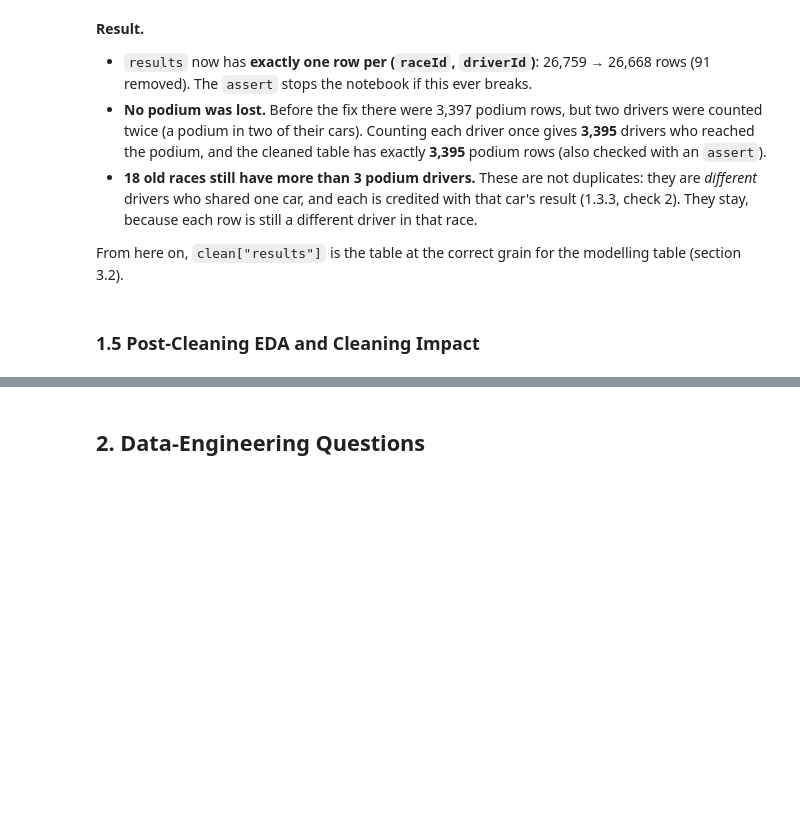
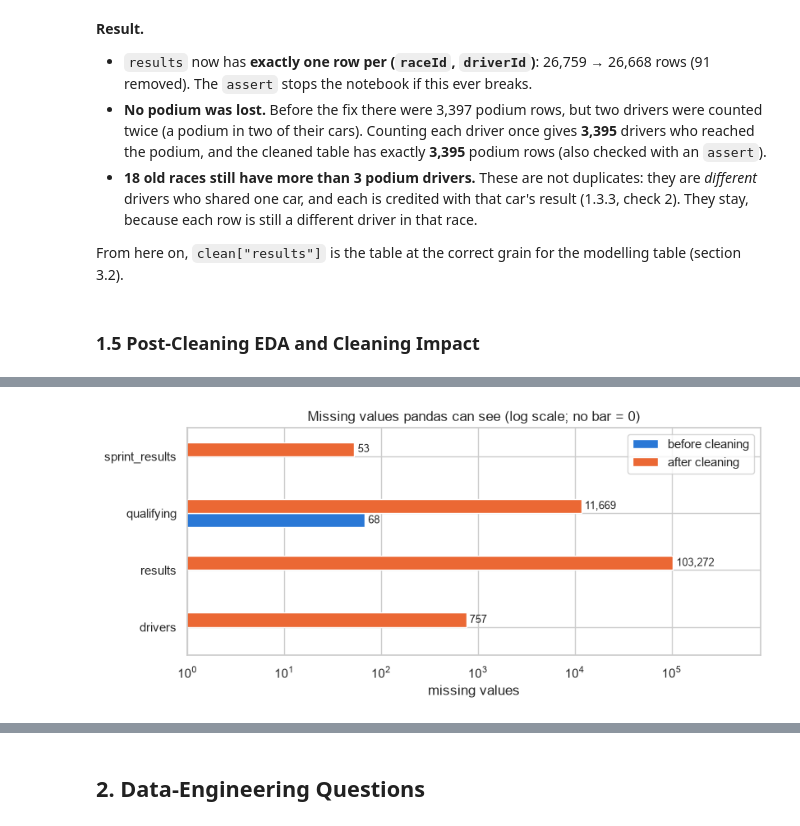
Before and after one commit to Seif2005/ACL2-Project, a Jupyter notebook: Main.ipynb, the cells around one changed output, grey strips where cells are left out. Drawn from its saved outputs; the diff is of its cells as text; code cells hidden in the pictures; blank space fills up the shorter version.

```diff
--- a/Main.ipynb
+++ b/Main.ipynb
@@ -369,0 +382,14 @@ pit_stops.duration: parsed seconds == milliseconds / 1000 for 100.00% of rows
+# %%
+quali = clean["qualifying"]
+fixed = []
+for col in ["q1", "q2", "q3"]:
+    session_median = quali.groupby("raceId")[col].transform("median")
+    impossible = quali[col] > 2 * session_median
+    for i in quali.index[impossible]:
+        fixed.append({"raceId": quali.at[i, "raceId"], "driverId": quali.at[i, "driverId"], "session": col,
+                      "raw value": raw["qualifying"].at[i, col], "seconds": quali.at[i, col],
+                      "session median (s)": round(session_median[i], 1)})
+    quali.loc[impossible, col] = np.nan
+
+print("Impossible qualifying times set to missing:", len(fixed))
+pd.DataFrame(fixed).merge(clean["races"][["raceId", "year", "name"]], on="raceId")
@@ -917,0 +953,11 @@ From here on, `clean["results"]` is the table at the correct grain for the model
+# %%
+cleaning_log = pd.DataFrame({
+    "rows before": {name: len(raw[name]) for name in raw},
+    "rows after": {name: len(clean[name]) for name in raw},
+    "columns before": {name: raw[name].shape[1] for name in raw},
+    "columns after": {name: clean[name].shape[1] for name in raw},
+    r"\N values replaced": {name: (raw[name].astype(str) == MISSING).sum().sum() for name in raw},
+    "columns retyped": {name: sum(raw[name][col].dtype != clean[name][col].dtype for col in clean[name].columns)
+                        for name in raw},
+})
+cleaning_log
@@ -917,0 +980,17 @@ From here on, `clean["results"]` is the table at the correct grain for the model
+# %%
+# Missing values pandas can see, before vs. after cleaning (tables that have any)
+missing_compare = pd.DataFrame({
+    "before cleaning": {name: raw[name].isna().sum().sum() for name in raw},
+    "after cleaning": {name: clean[name].isna().sum().sum() for name in raw},
+})
+missing_compare = missing_compare[missing_compare.sum(axis=1) > 0]
+
+ax = missing_compare.plot.barh(figsize=(9, 3.6), logx=True)
+for bars in ax.containers:
+    ax.bar_label(bars, fmt="{:,.0f}", padding=3, fontsize=9)
+ax.set_xlim(1, missing_compare.values.max() * 8)
+ax.set_title("Missing values pandas can see (log scale; no bar = 0)")
+ax.set_xlabel("missing values")
+plt.show()
+# %% [output]
+[figure, added]
```
Also changed, not shown: parts of 20 cells of this notebook.
